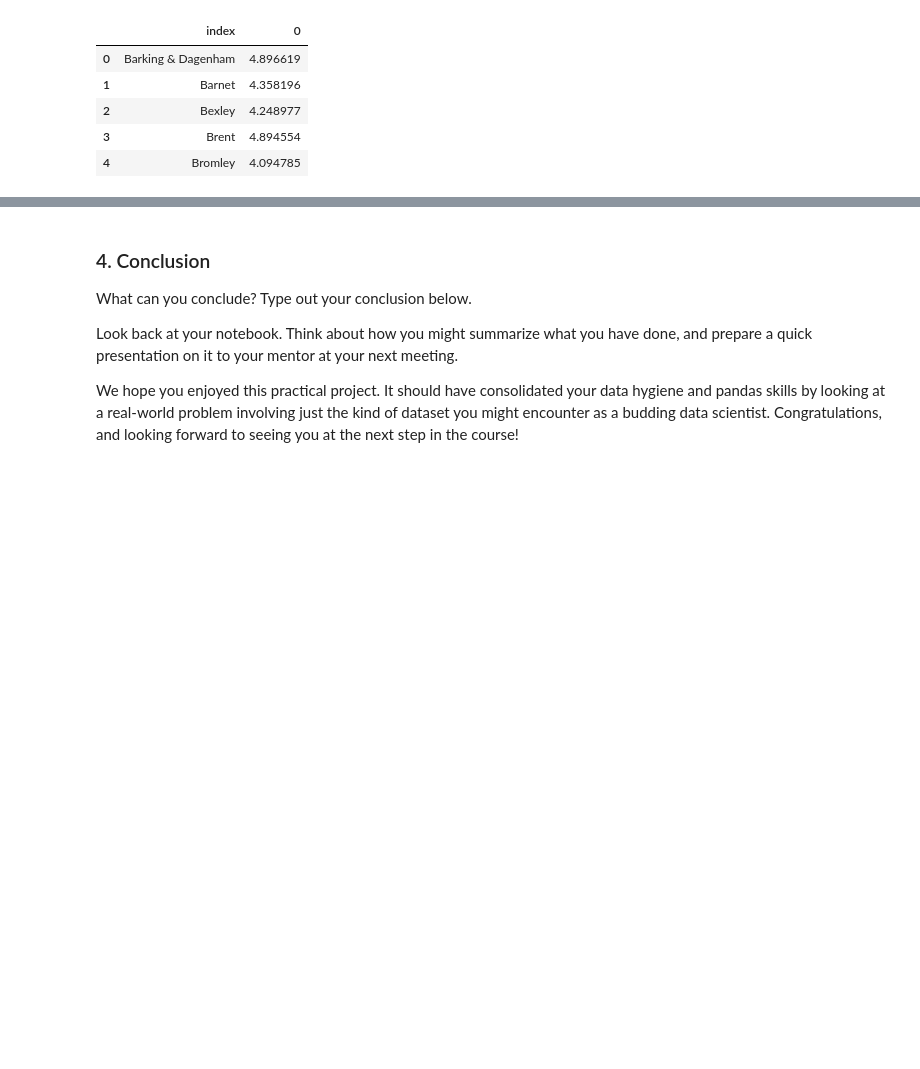
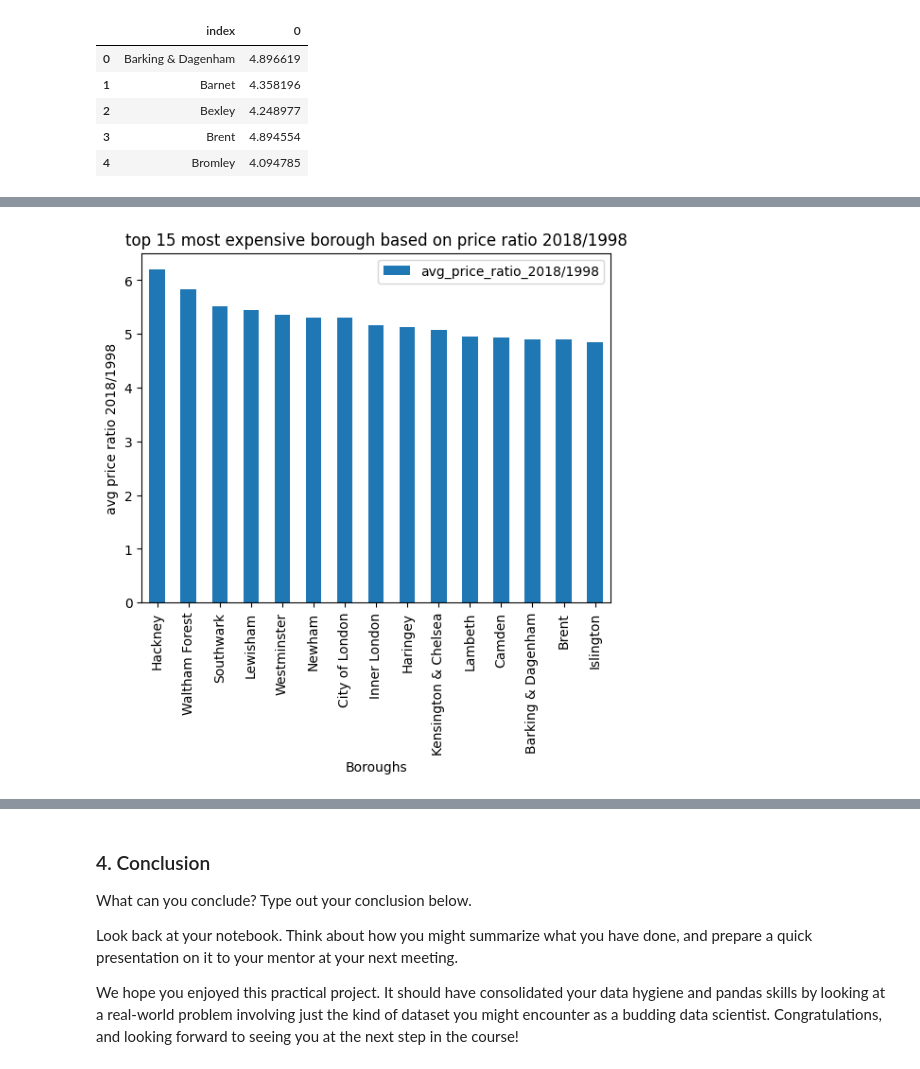
Before and after one commit to madmaxtoastflytiger/London-Housing, a Jupyter notebook: Unit_4_Challenge_Tier_3.ipynb, the cells around one changed output, grey strips where cells are left out. Cells and saved outputs as stored; diff of their text form; code cells hidden in the pictures; blank space fills up the shorter version.

```diff
--- a/Unit_4_Challenge_Tier_3.ipynb
+++ b/Unit_4_Challenge_Tier_3.ipynb
@@ -574,0 +497,11 @@ NameError: name 'bar' is not defined
+# %%
+# make a bar graph of the top 15 from highest to lowest
+df_top15.plot(kind='bar', x='Borough', y='avg_price_ratio_2018/1998')
+plt.title('top 15 most expensive borough based on price ratio 2018/1998')
+plt.xlabel('Boroughs')
+plt.ylabel('avg price ratio 2018/1998')
+plt.show()
+
+# the borough with the highest price ratio of 2018/1998 is 'Hackney'
+# %% [output]
+[figure, added]
```
Also changed, not shown: parts of 17 cells of this notebook.
